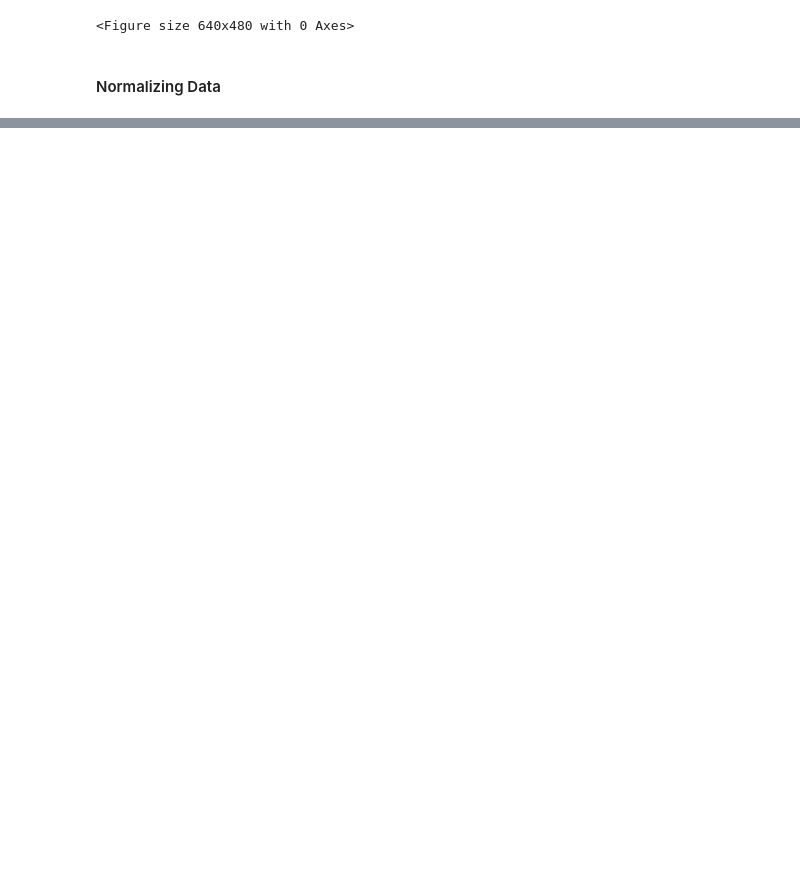
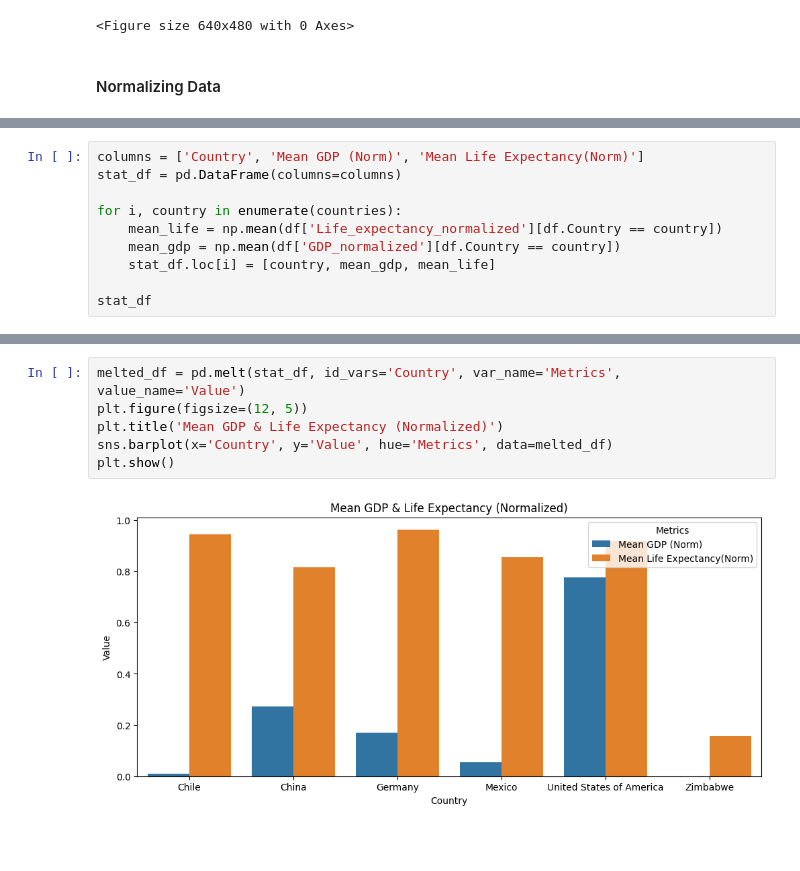
Before and after one commit to raserr11/life_expectancy_gdp_relation_analisys, a Jupyter notebook: life_expectancy_gdp.ipynb, the cells around one changed output, grey strips where cells are left out. Drawn from its saved outputs; the diff is of its cells as text; blank space fills up the shorter version.

```diff
--- a/life_expectancy_gdp.ipynb
+++ b/life_expectancy_gdp.ipynb
@@ -135,0 +148,10 @@ plt.clf()
+# %%
+columns = ['Country', 'Mean GDP (Norm)', 'Mean Life Expectancy(Norm)']
+stat_df = pd.DataFrame(columns=columns)
+
+for i, country in enumerate(countries):
+    mean_life = np.mean(df['Life_expectancy_normalized'][df.Country == country])
+    mean_gdp = np.mean(df['GDP_normalized'][df.Country == country])
+    stat_df.loc[i] = [country, mean_gdp, mean_life]
+
+stat_df
@@ -135,0 +166,10 @@ plt.clf()
+# %%
+melted_df = pd.melt(stat_df, id_vars='Country', var_name='Metrics', value_name='Value')
+plt.figure(figsize=(12, 5))
+plt.title('Mean GDP & Life Expectancy (Normalized)')
+sns.barplot(x='Country', y='Value', hue='Metrics', data=melted_df)
+plt.show()
+# %% [output]
+[figure, added]
+# %% [markdown]
+###
```
Also changed, not shown: parts of 10 cells of this notebook.
